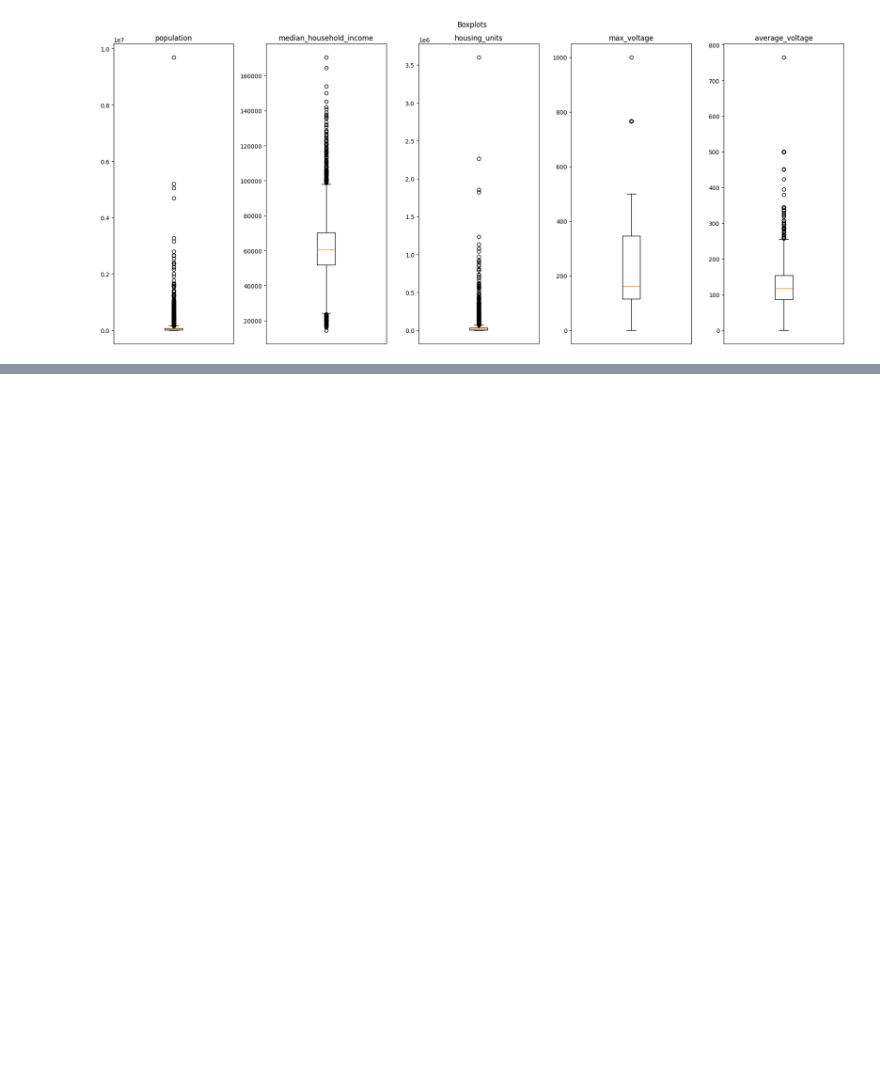
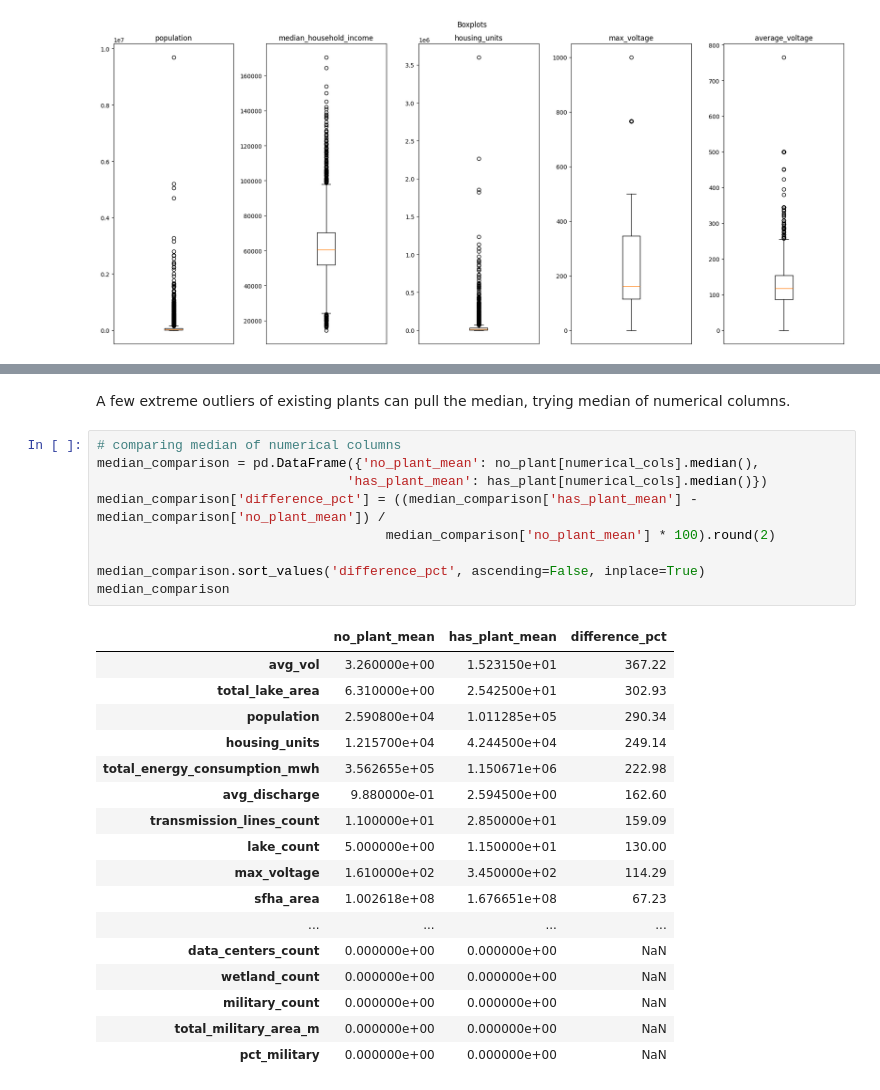
Before and after one commit to quentinconklejr/team-nuclear-family, a Jupyter notebook: notebooks/eda.ipynb, the cells around one changed output, grey strips where cells are left out. Saved outputs shown, nothing was run; the diff lists cells and outputs as text; blank space fills up the shorter version.

```diff
--- a/notebooks/eda.ipynb
+++ b/notebooks/eda.ipynb
@@ -189,0 +219,29 @@ plt.show()
+# %% [markdown]
+A few extreme outliers of existing plants can pull the median, trying median of numerical columns.
+# %%
+# comparing median of numerical columns
+median_comparison = pd.DataFrame({'no_plant_mean': no_plant[numerical_cols].median(),
+                                'has_plant_mean': has_plant[numerical_cols].median()})
+median_comparison['difference_pct'] = ((median_comparison['has_plant_mean'] - median_comparison['no_plant_mean']) /
+                                     median_comparison['no_plant_mean'] * 100).round(2)
+
+median_comparison.sort_values('difference_pct', ascending=False, inplace=True)
+median_comparison
+# %% [output]
+|  | no_plant_mean | has_plant_mean | difference_pct |
+| avg_vol | 3.260000e+00 | 1.523150e+01 | 367.22 |
+| total_lake_area | 6.310000e+00 | 2.542500e+01 | 302.93 |
+| population | 2.590800e+04 | 1.011285e+05 | 290.34 |
+| housing_units | 1.215700e+04 | 4.244500e+04 | 249.14 |
+| total_energy_consumption_mwh | 3.562655e+05 | 1.150671e+06 | 222.98 |
+| avg_discharge | 9.880000e-01 | 2.594500e+00 | 162.60 |
+| transmission_lines_count | 1.100000e+01 | 2.850000e+01 | 159.09 |
+| lake_count | 5.000000e+00 | 1.150000e+01 | 130.00 |
+| max_voltage | 1.610000e+02 | 3.450000e+02 | 114.29 |
+| sfha_area | 1.002618e+08 | 1.676651e+08 | 67.23 |
+| ... | ... | ... | ... |
+| data_centers_count | 0.000000e+00 | 0.000000e+00 | NaN |
+| wetland_count | 0.000000e+00 | 0.000000e+00 | NaN |
+| military_count | 0.000000e+00 | 0.000000e+00 | NaN |
+| total_military_area_m | 0.000000e+00 | 0.000000e+00 | NaN |
+| pct_military | 0.000000e+00 | 0.000000e+00 | NaN |
```
Also changed, not shown: parts of 14 cells of this notebook, 2 other files.
